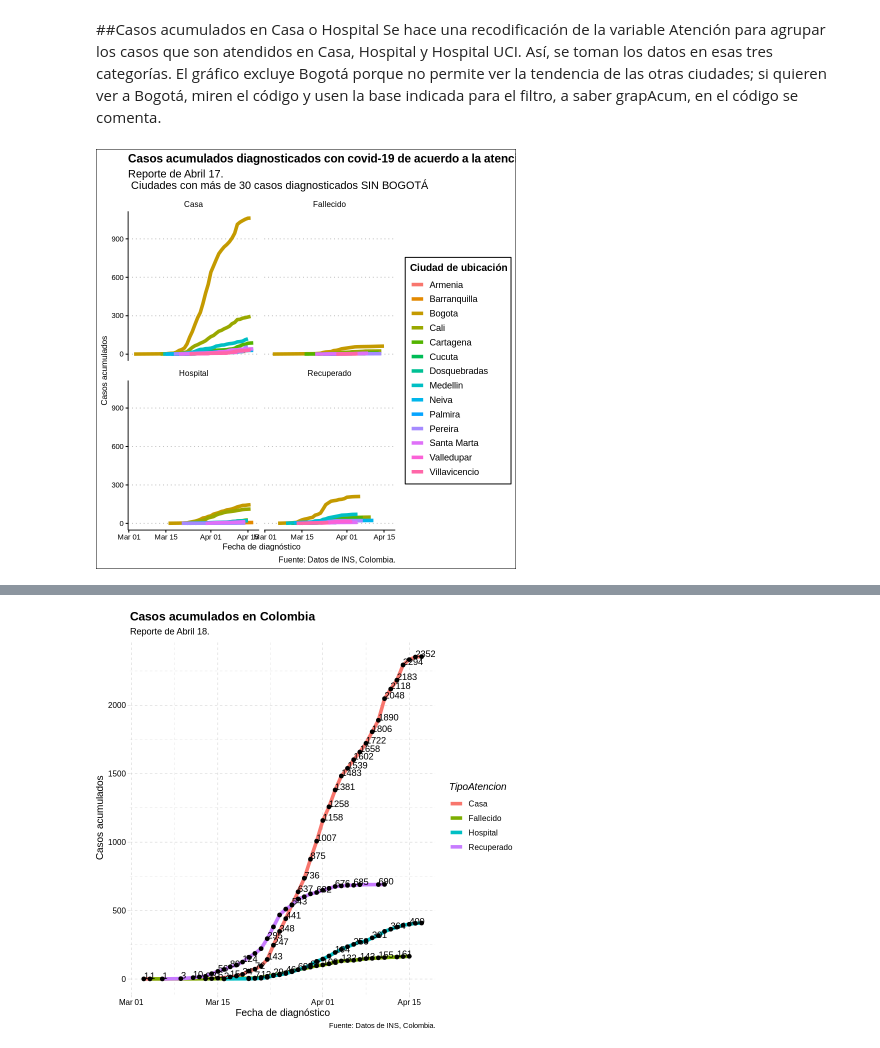
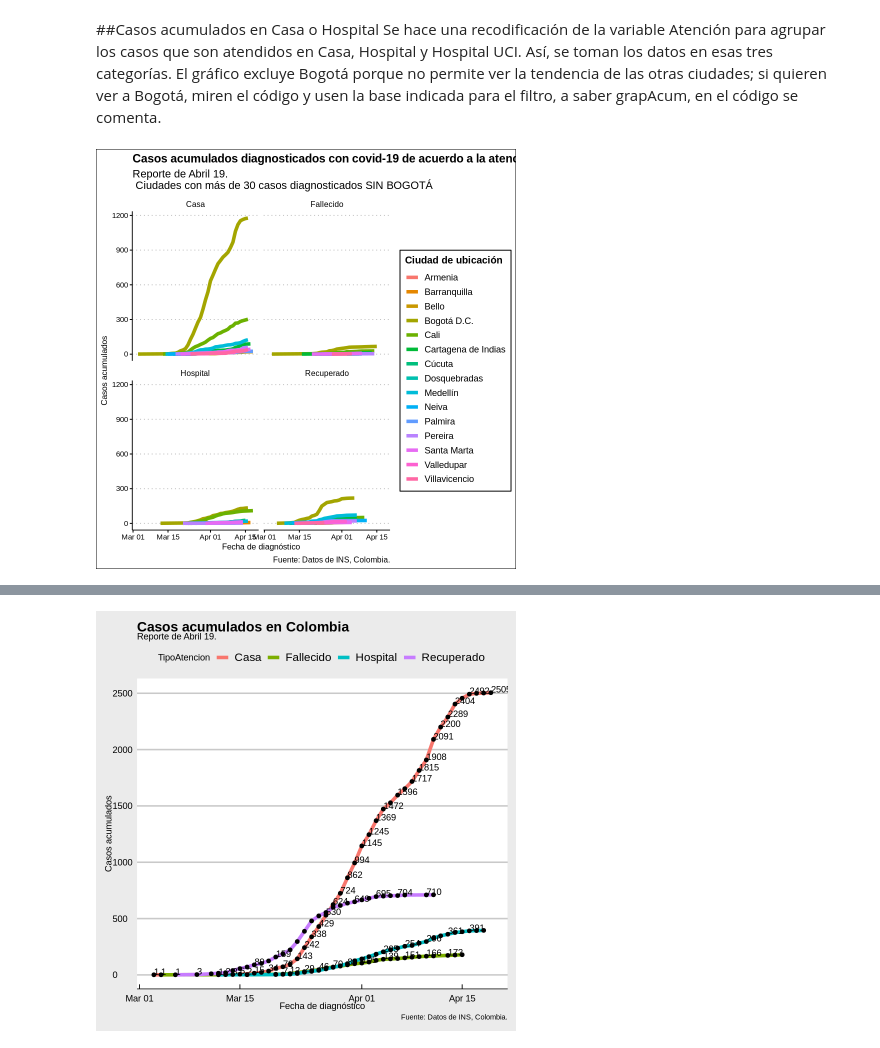
Before and after one commit to guberney/Covid_Colombia, a Jupyter notebook: CovidColombia.ipynb, the cells around one changed output, grey strips where cells are left out. Cells and saved outputs as stored; diff of their text form; code cells hidden in the pictures.

```diff
--- a/CovidColombia.ipynb
+++ b/CovidColombia.ipynb
@@ -53,10 +69,11 @@ sapply(covidCol, class) #ver la clase de cada columna de la base de datos##
 covidCol$Edad<-as.numeric(covidCol$Edad)
 #covidCol<-covidCol%>%mutate(`Fecha de diagnóstico`=ymd(covidCol$`Fecha de diagnóstico`))
 covidCol<-covidCol%>%mutate(`Fecha de diagnóstico`=as.Date(as.POSIXct(covidCol$`Fecha de diagnóstico`)))
+covidCol<-covidCol%>%mutate(`Fecha diagnostico`=as.Date(as.POSIXct(covidCol$`Fecha diagnostico`)))
 covidCol<-covidCol%>%mutate(`FIS`=ymd_hms(covidCol$`FIS`))%>%mutate(`FIS`=as.Date(as.POSIXct(`FIS`)))
 #covidCol<-covidCol%>%mutate(`Fecha de muerte`=dmy(covidCol$`Fecha de muerte`))
-covidCol<-covidCol%>%mutate(`Fecha recuperado`=dmy(covidCol$`Fecha recuperado`))
-covidCol<-covidCol%>% mutate(EdadClases = cut(Edad, breaks = c(0,9,19,29,39,49,59,69,79,100),
+#covidCol<-covidCol%>%mutate(`Fecha recuperado`=dmy(covidCol$`Fecha recuperado`))
+covidCol<-covidCol%>% mutate(EdadClases = cut(Edad, breaks = c(0,9,19,29,39,49,59,69,79,104),
                                                labels = c("0-9","10-19","20-29","30-39","40-49","50-59","60-69", "70-79","80-+")))
 str(covidCol)
 # %%
@@ -76,8 +91,8 @@ Se agrupan los valores según los problemas que se ven en la base de datos y par
 covidCol<-covidCol%>%
     mutate(TipoAtencion = fct_collapse(`atención`,
                                   Hospital = c("Hospital", "Hospital UCI"),
-                                  Recuperado = c("Recuperado", "Recuperado (Hospital)"),
-                                  Casa = c("Casa"),
+                                  Recuperado = c("Recuperado"),
+                                  Casa = c("casa","Casa"),
                                   Fallecido = "Fallecido"))
 # %% [markdown]
 #**Casos reportados diarios**
@@ -316,12 +350,12 @@ filter(`Ciudad de ubicación` != "Bogotá")%>% #Para quitar a Bogotá
   ggplot(aes(`Fecha de diagnóstico`, Acumulados, colour=`Ciudad de ubicación`)) +
   geom_line(size = 2)+
   labs(title="Casos acumulados diagnosticados con covid-19 de acuerdo a la atención.",
-       subtitle = "Reporte de Abril 17.\n Ciudades con más de 30 casos diagnosticados SIN BOGOTÁ",
+       subtitle = "Reporte de Abril 19.\n Ciudades con más de 30 casos diagnosticados SIN BOGOTÁ",
        x= "Fecha de diagnóstico", y= "Casos acumulados", caption = "Fuente: Datos de INS, Colombia.")+
   theme_clean()+
   facet_wrap(~TipoAtencion)
 # %% [output]
-[figure, old version]
+[figure, new version]
 # %%
 CasosColom<-covidCol%>%
   group_by(TipoAtencion,`Fecha de diagnóstico`) %>%
@@ -335,7 +369,7 @@ CasosColom%>%
   geom_text(aes(label=Acumulados),hjust=0, vjust=0,
             check_overlap = TRUE, colour = "black")+
   labs(title="Casos acumulados en Colombia",
-       subtitle = "Reporte de Abril 18.",
+       subtitle = "Reporte de Abril 19.",
        x= "Fecha de diagnóstico", y= "Casos acumulados", caption = "Fuente: Datos de INS, Colombia.")+
-  theme_pander()
+  theme_economist_white()
 # %% [output]
@@ -342 +382 @@ CasosColom%>%
-[figure, old version]
+[figure, new version]
```
Also changed, not shown: parts of 16 cells of this notebook.
